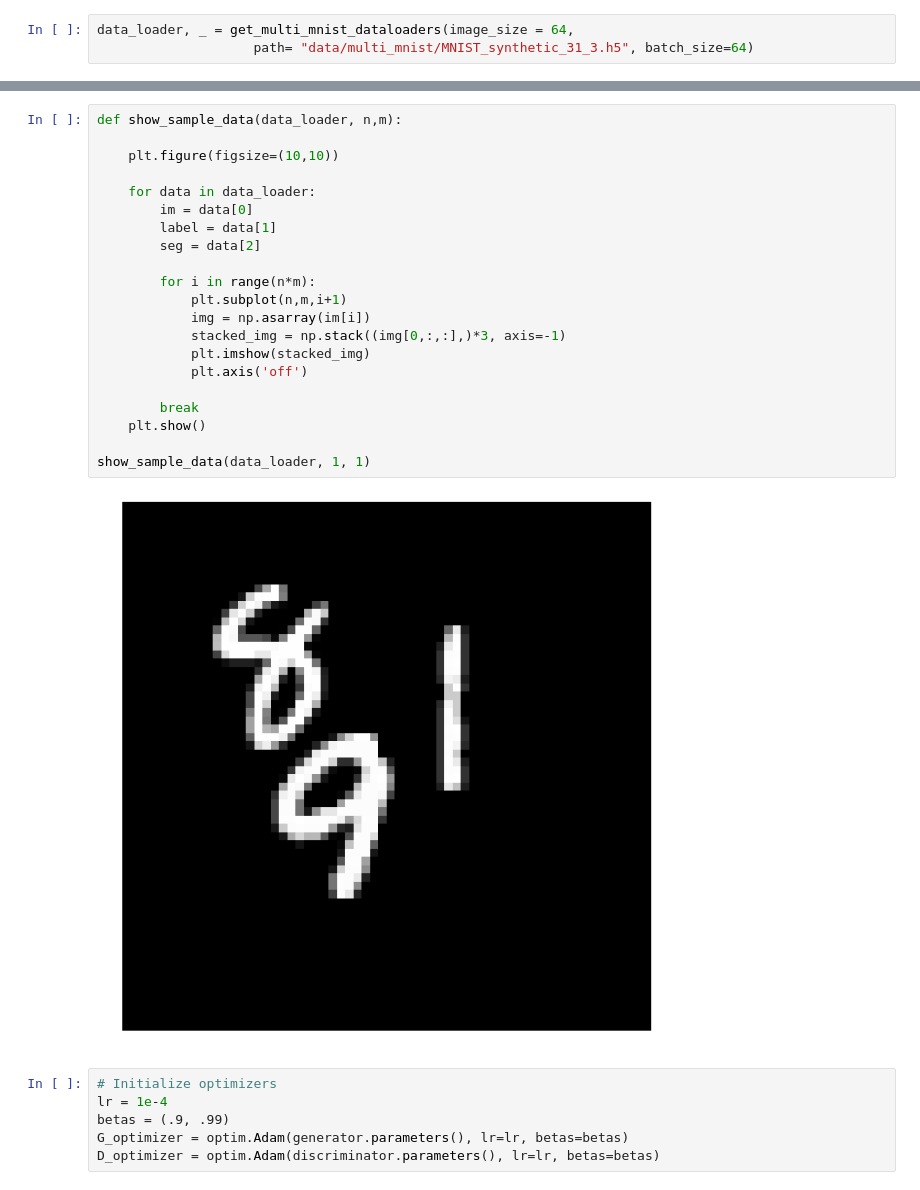
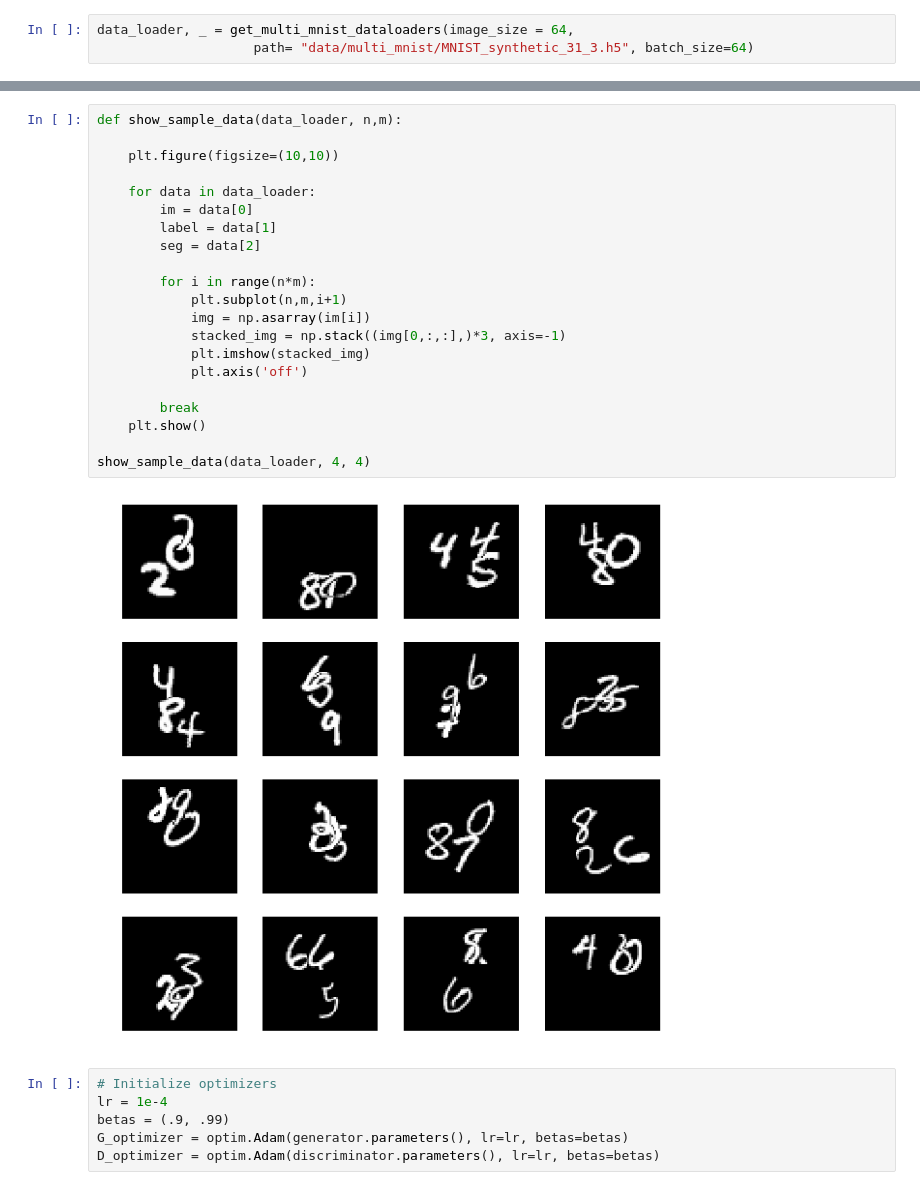
Before and after one commit to FrederikWarburg/CS-294-131-Trustworthy-Deep-Learning, a Jupyter notebook: WGAN-Train.ipynb, the cells around one changed output, grey strips where cells are left out. Saved outputs shown, nothing was run; the diff lists cells and outputs as text.

```diff
--- a/WGAN-Train.ipynb
+++ b/WGAN-Train.ipynb
@@ -45,26 +156,26 @@ prob  tensor(0.4522, grad_fn=<SelectBackward>)
 # %%
 def show_sample_data(data_loader, n,m):
 
     plt.figure(figsize=(10,10))
 
     for data in data_loader:
         im = data[0]
         label = data[1]
         seg = data[2]
 
         for i in range(n*m):
             plt.subplot(n,m,i+1)
             img = np.asarray(im[i])
             stacked_img = np.stack((img[0,:,:],)*3, axis=-1)
             plt.imshow(stacked_img)
             plt.axis('off')
 
         break
     plt.show()
 
-show_sample_data(data_loader, 1, 1)
+show_sample_data(data_loader, 4, 4)
 # %% [output]
-[figure, old version]
+[figure, new version]
 # %%
 # Initialize optimizers
 lr = 1e-4
```
Also changed, not shown: parts of 5 cells of this notebook, 1 other file.
